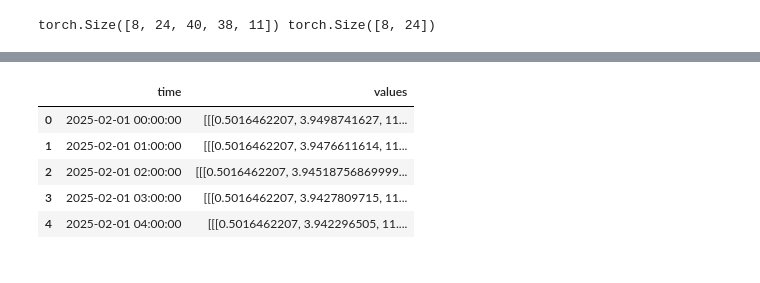
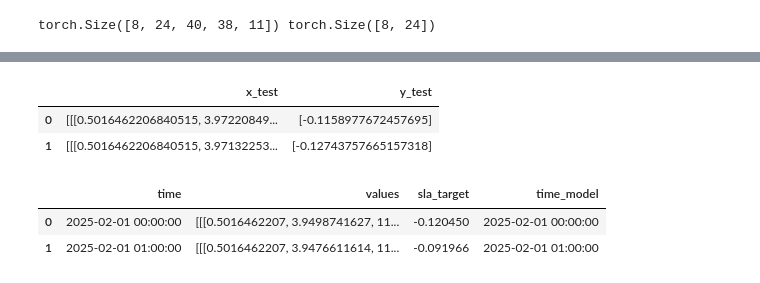
Before and after one commit to RATFIVE/GEOMAR-DeepLearning, a Jupyter notebook: app/backend/small-model.ipynb, the cells around one changed output, grey strips where cells are left out. Drawn from its saved outputs; the diff is of its cells as text; code cells hidden in the pictures.

```diff
--- a/app/backend/small-model.ipynb
+++ b/app/backend/small-model.ipynb
@@ -485,9 +531,12 @@ df_compare.head()
-# %%
-df_model[['time', "values"]].head(5)
-# %% [output]
-|  | time | values |
-| 0 | 2025-02-01 00:00:00 | [[[0.5016462207, 3.9498741627, 11... |
-| 1 | 2025-02-01 01:00:00 | [[[0.5016462207, 3.9476611614, 11... |
-| 2 | 2025-02-01 02:00:00 | [[[0.5016462207, 3.94518756869999... |
-| 3 | 2025-02-01 03:00:00 | [[[0.5016462207, 3.9427809715, 11... |
-| 4 | 2025-02-01 04:00:00 | [[[0.5016462207, 3.942296505, 11.... |
+# %%
+# # Round each value in df_compare['x_test'] to 2 decimal places
+#df_compare['x_test'] = df_compare['x_test'].apply(lambda x: np.round(x, 10))
+display(df_compare.head(2))
+display(df_model.head(2))
+# %% [output]
+|  | x_test | y_test |
+| 0 | [[[0.5016462206840515, 3.97220849... | [-0.1158977672457695] |
+| 1 | [[[0.5016462206840515, 3.97132253... | [-0.12743757665157318] |
+|  | time | values | sla_target | time_model |
+| 0 | 2025-02-01 00:00:00 | [[[0.5016462207, 3.9498741627, 11... | -0.120450 | 2025-02-01 00:00:00 |
+| 1 | 2025-02-01 01:00:00 | [[[0.5016462207, 3.9476611614, 11... | -0.091966 | 2025-02-01 01:00:00 |
```
Also changed, not shown: parts of 13 cells of this notebook.
